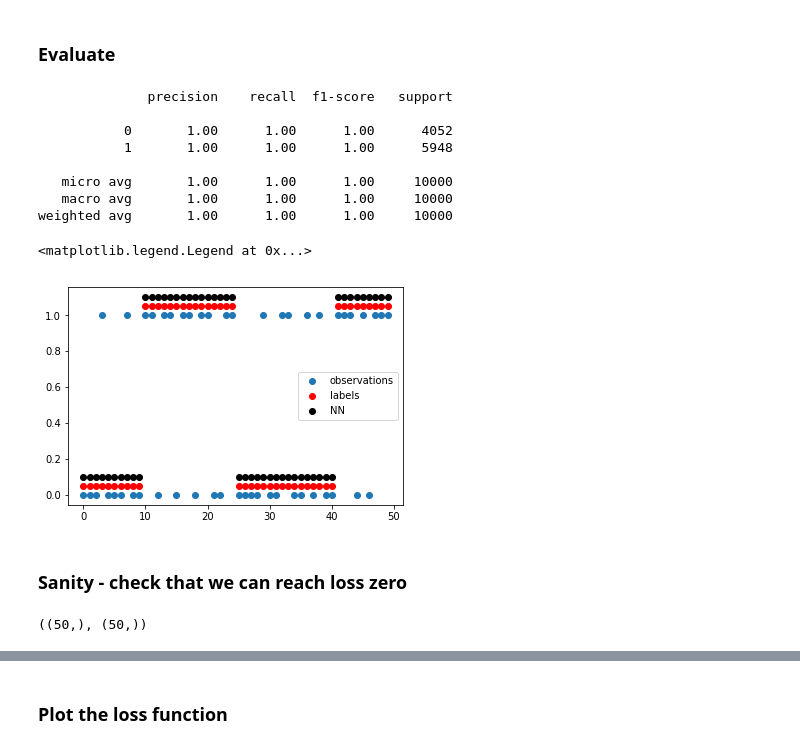
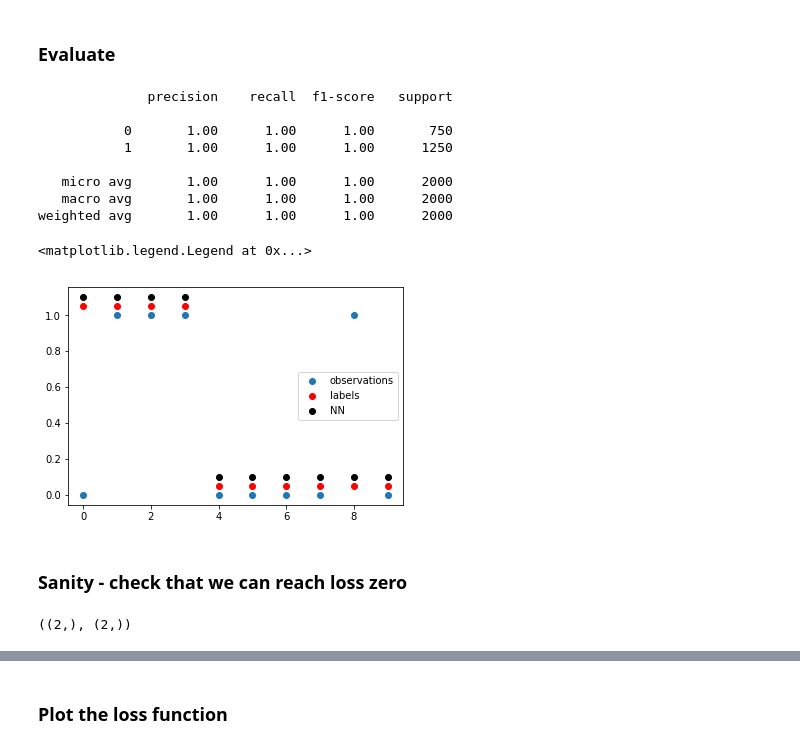
Before and after one commit to shaharazulay/hidden-markov-models, a Jupyter notebook: hmm/simulation.ipynb, the cells around one changed output, grey strips where cells are left out. Cells and saved outputs as stored; diff of their text form; code cells hidden in the pictures.

```diff
--- a/hmm/simulation.ipynb
+++ b/hmm/simulation.ipynb
@@ -33,7 +35,7 @@ import progressbar
 phi = f_phi(b=[-0.8, 1])
 psi = f_psi(j=2.5)
 # %%
-T = 50 # chain length
+T = 10 # chain length
 # %%
 chain = Chain(length=T, phi=phi, psi=psi, possible_values=[0, 1])
 # %% [markdown]
@@ -184,6 +195,6 @@ testset = ChainDataset(X_test, y_test)
 trainloader = torch.utils.data.DataLoader(trainset, batch_size=batch_size, shuffle=True, num_workers=2)
 validloader = torch.utils.data.DataLoader(testset, batch_size=len(testset), shuffle=True, num_workers=2)
 # %%
-j = Variable(torch.tensor([1.5]), requires_grad=True)
-b = Variable(torch.tensor([-.5, 1.]), requires_grad=True)
+j = Variable(torch.tensor([-31.]), requires_grad=True)
+b = Variable(torch.tensor([-15.5, -15.5]), requires_grad=True)
 # %%
@@ -300,17 +310,20 @@ xlabel('epochs');
 # %% [markdown]
 ### Evaluate
 # %%
-beliefs_pred = model(j, b, X_test)
+valid = next(iter(validloader))
+X_valid, y_valid = Variable(valid['X']), Variable(valid['y'])
+with torch.no_grad():
+    beliefs_pred = model(j, b, X_valid)
 
-y_pred = (beliefs_pred > 0.5)\
-    .float()
+    y_pred = (beliefs_pred[:, 1, :] > beliefs_pred[:, 0, :])\
+    .float()\
     .detach()\
     .numpy()
 # %%
 labels = {0 : 0, 1: 1}
 
 predictions = np.array([labels[tag] for row in y_pred for tag in row])
-truths = np.array([labels[tag] for row in y_test for tag in row])
+truths = np.array([labels[tag] for row in y_valid.detach().numpy() for tag in row])
 
 print(classification_report(
     truths, predictions,
@@ -318,21 +331,21 @@ print(classification_report(
 # %% [output]
               precision    recall  f1-score   support
 
-           0       1.00      1.00      1.00      4052
-           1       1.00      1.00      1.00      5948
+           0       1.00      1.00      1.00       750
+           1       1.00      1.00      1.00      1250
 
-   micro avg       1.00      1.00      1.00     10000
-   macro avg       1.00      1.00      1.00     10000
-weighted avg       1.00      1.00      1.00     10000
+   micro avg       1.00      1.00      1.00      2000
+   macro avg       1.00      1.00      1.00      2000
+weighted avg       1.00      1.00      1.00      2000
 # %%
 i = np.random.randint(200)
-plot(X_test[i], 'o')
-plot(y_test[i] + 0.05, 'ro')
+plot(X_valid.detach().numpy()[i], 'o')
+plot(y_valid.detach().numpy()[i] + 0.05, 'ro')
 plot(y_pred[i] + 0.1, 'ko')
 legend(['observations', 'labels', 'NN'])
 # %% [output]
 <matplotlib.legend.Legend at 0x...>
-[figure, old version]
+[figure, new version]
 # %% [markdown]
 ### Sanity - check that we can reach loss zero
 # %%
@@ -344,7 +357,7 @@ observations = X_dataset[ind]
 # %%
 labels.shape, observations.shape
 # %% [output]
-((50,), (50,))
+((2,), (2,))
 # %%
 # add batch dimension
 # %%
```
Also changed, not shown: parts of 109 cells of this notebook.
